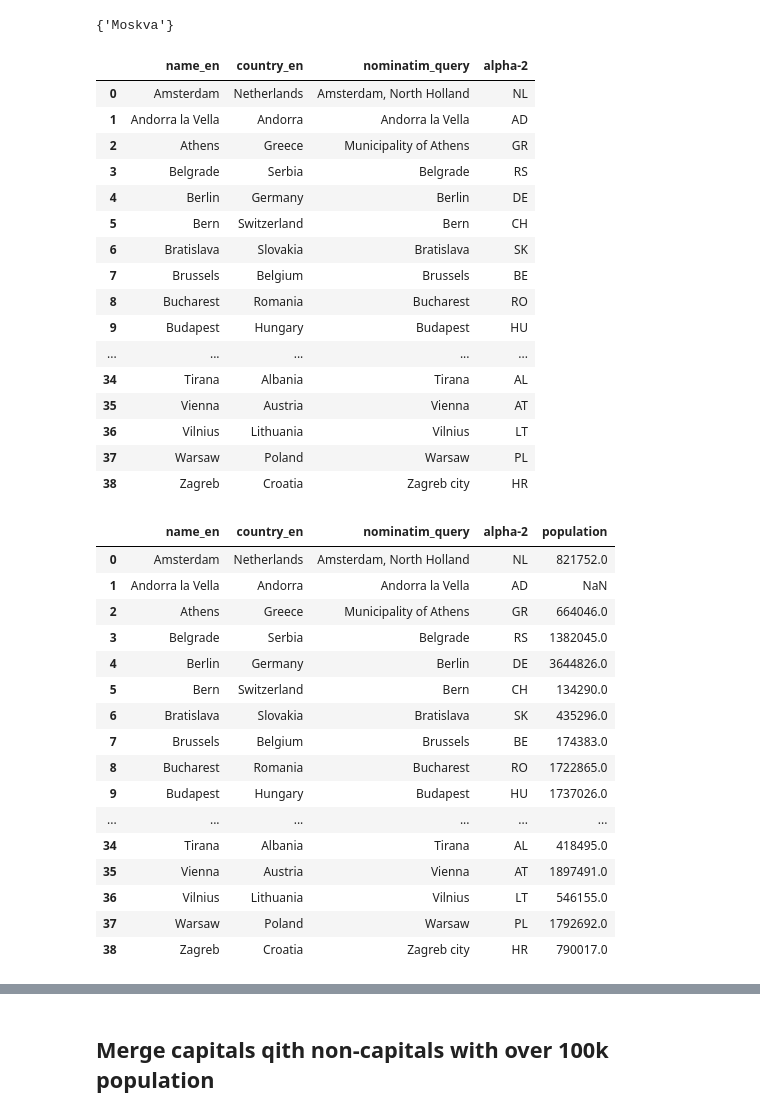
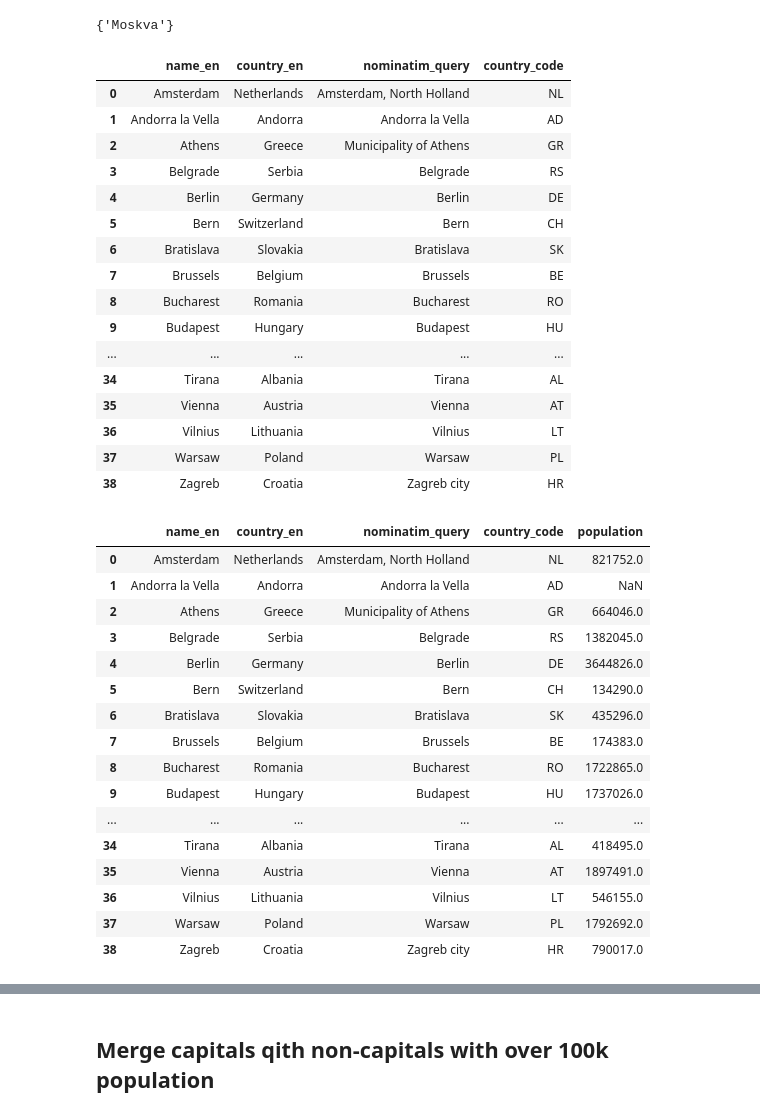
Before and after one commit to BikeNetKit/dataexport, a Jupyter notebook: scripts/merge_europeans_csv.ipynb, the cells around one changed output, grey strips where cells are left out. Cells and saved outputs as stored; diff of their text form; code cells hidden in the pictures.

```diff
--- a/scripts/merge_europeans_csv.ipynb
+++ b/scripts/merge_europeans_csv.ipynb
@@ -63,10 +63,10 @@ print(set(un_list['city']) - set(capitals['name_en'])) # Just Moscow
 # %% [output]
 {'Moskva'}
 # %%
-capitals["alpha-2"] = capitals["country_en"].map(get_alpha2)
+capitals["country_code"] = capitals["country_en"].map(get_alpha2)
 capitals
 # %% [output]
-|  | name_en | country_en | nominatim_query | alpha-2 |
+|  | name_en | country_en | nominatim_query | country_code |
 | 0 | Amsterdam | Netherlands | Amsterdam, North Holland | NL |
 | 1 | Andorra la Vella | Andorra | Andorra la Vella | AD |
 | 2 | Athens | Greece | Municipality of Athens | GR |
@@ -92,7 +92,7 @@ capitals_with_pop = capitals.merge(
 ).drop(columns = ['city'])
 capitals_with_pop
 # %% [output]
-|  | name_en | country_en | nominatim_query | alpha-2 | population |
+|  | name_en | country_en | nominatim_query | country_code | population |
 | 0 | Amsterdam | Netherlands | Amsterdam, North Holland | NL | 821752.0 |
 | 1 | Andorra la Vella | Andorra | Andorra la Vella | AD | NaN |
 | 2 | Athens | Greece | Municipality of Athens | GR | 664046.0 |
```
Also changed, not shown: parts of 5 cells of this notebook, 10 other files.
